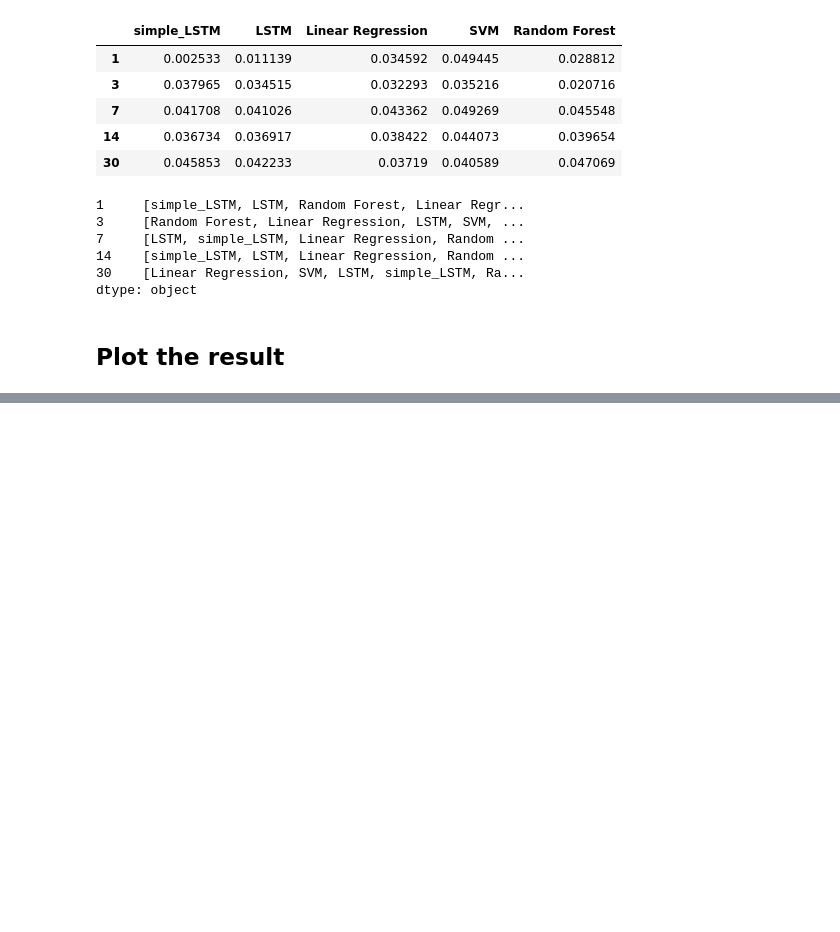
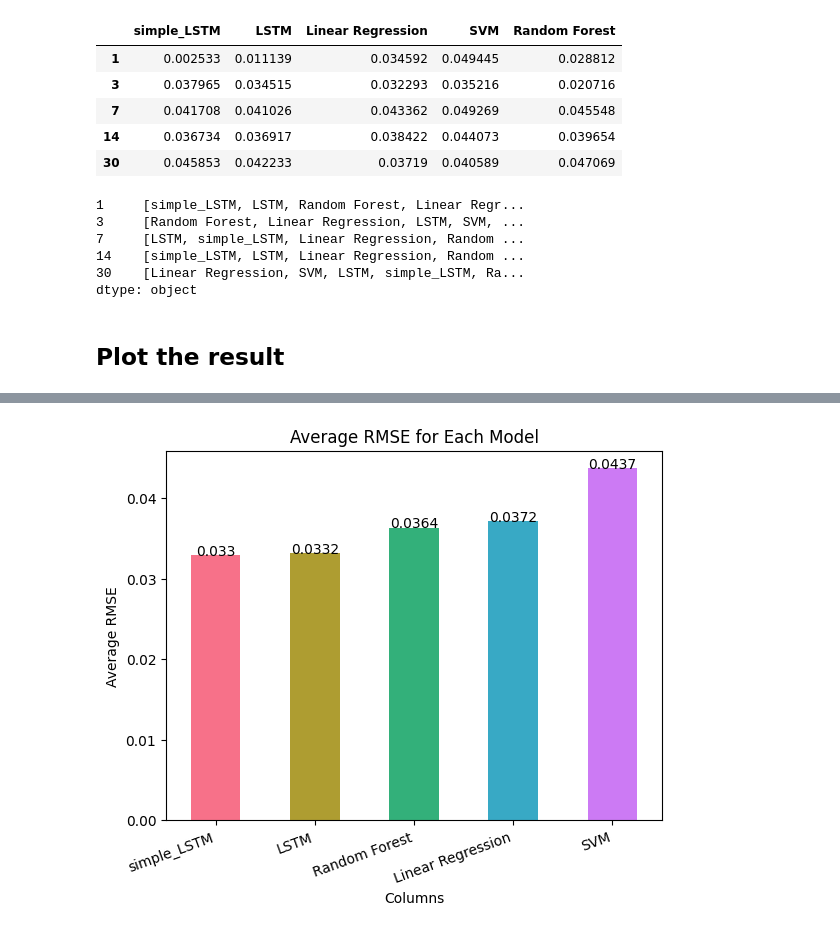
Before and after one commit to 23FA-DSC-Impact/Impact, a Jupyter notebook: comparison.ipynb, the cells around one changed output, grey strips where cells are left out. Cells and saved outputs as stored; diff of their text form; code cells hidden in the pictures; blank space fills up the shorter version.

```diff
--- a/comparison.ipynb
+++ b/comparison.ipynb
@@ -61,0 +65,15 @@ plt.show()
+# %%
+average_column = rmse_result.mean().sort_values()
+
+average_column.plot(kind='bar', color=colors)
+plt.xlabel('Columns')
+plt.ylabel('Average RMSE')
+plt.title('Average RMSE for Each Model')
+
+plt.xticks(rotation=20, ha='right')
+for i in range(len(days)):
+        plt.text(i, average_column[i], round(average_column[i],4), ha = 'center')
+
+plt.show()
+# %% [output]
+[figure, added]
```
Also changed, not shown: parts of 3 cells of this notebook.
